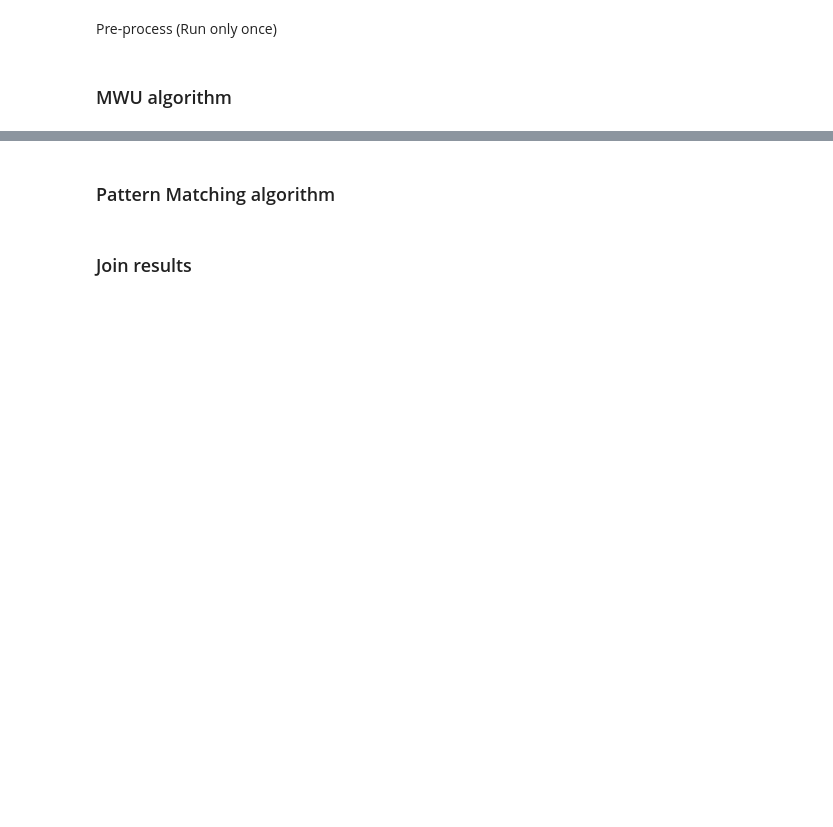
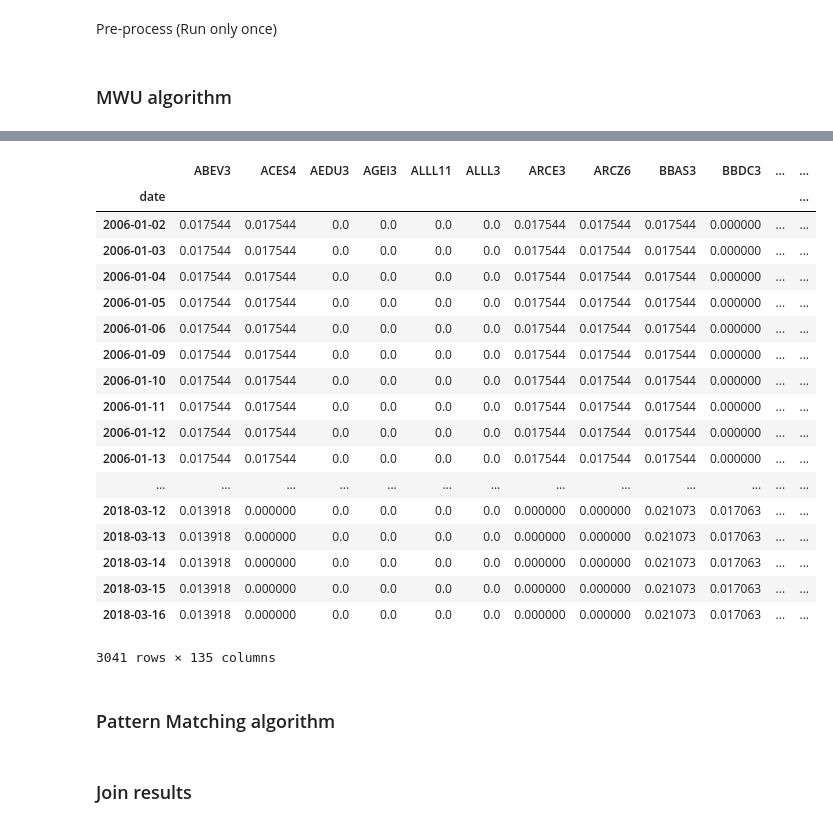
Before and after one commit to pbezz1/olps-algorithms, a Jupyter notebook: Examples.ipynb, the cells around one changed output, grey strips where cells are left out. Saved outputs shown, nothing was run; the diff lists cells and outputs as text; code cells hidden in the pictures; blank space fills up the shorter version.

```diff
--- a/Examples.ipynb
+++ b/Examples.ipynb
@@ -22,12 +22,16 @@ start = time.time()
 params={'rebalance_window':1,
         'rebalance_period':'monthly',
         'cost':40,
-        'eta':10.0,
-        'beta':1.0
+        'eta':2.0,
+        'beta':0.01
         }
 algorithm = Multiplicative_Weights(params)
 algorithm.add_filter('Q://Fatores//filter//IBOV.csv')
-result_mwu = algorithm.run(returns,start_date='2011-01-01',end_date='2018-03-18',show_progress_bar=True)
+result_mwu = algorithm.run(returns,start_date='2006-01-01',end_date='2018-03-18',show_progress_bar=True)
 end = time.time()
 print('MWU Elapsed time: ', (end-start), ' segundos')
+result_mwu.add_benchmark('Q:///LB2//benchmark//IBOV.csv')
+print(result_mwu.summary())
+result_mwu.plot()
+result_mwu.plot_yrly_result()
 # %% [output]
@@ -69,3 +65,27 @@ result_mwu.weights.to_csv("Z:/weights_eta10_1.csv")
+# %%
+sum_columns=result_mwu.weights.sum(axis=0)
+mask_weight=sum_columns>0
+result_mwu.weights.loc[:,mask_weight]
+# %% [output]
+|  | ABEV3 | ACES4 | AEDU3 | AGEI3 | ALLL11 | ALLL3 | ARCE3 | ARCZ6 | BBAS3 | BBDC3 | ... | ... |
+| date |  |  |  |  |  |  |  |  |  |  |  | ... |
+| 2006-01-02 | 0.017544 | 0.017544 | 0.0 | 0.0 | 0.0 | 0.0 | 0.017544 | 0.017544 | 0.017544 | 0.000000 | ... | ... |
+| 2006-01-03 | 0.017544 | 0.017544 | 0.0 | 0.0 | 0.0 | 0.0 | 0.017544 | 0.017544 | 0.017544 | 0.000000 | ... | ... |
+| 2006-01-04 | 0.017544 | 0.017544 | 0.0 | 0.0 | 0.0 | 0.0 | 0.017544 | 0.017544 | 0.017544 | 0.000000 | ... | ... |
+| 2006-01-05 | 0.017544 | 0.017544 | 0.0 | 0.0 | 0.0 | 0.0 | 0.017544 | 0.017544 | 0.017544 | 0.000000 | ... | ... |
+| 2006-01-06 | 0.017544 | 0.017544 | 0.0 | 0.0 | 0.0 | 0.0 | 0.017544 | 0.017544 | 0.017544 | 0.000000 | ... | ... |
+| 2006-01-09 | 0.017544 | 0.017544 | 0.0 | 0.0 | 0.0 | 0.0 | 0.017544 | 0.017544 | 0.017544 | 0.000000 | ... | ... |
+| 2006-01-10 | 0.017544 | 0.017544 | 0.0 | 0.0 | 0.0 | 0.0 | 0.017544 | 0.017544 | 0.017544 | 0.000000 | ... | ... |
+| 2006-01-11 | 0.017544 | 0.017544 | 0.0 | 0.0 | 0.0 | 0.0 | 0.017544 | 0.017544 | 0.017544 | 0.000000 | ... | ... |
+| 2006-01-12 | 0.017544 | 0.017544 | 0.0 | 0.0 | 0.0 | 0.0 | 0.017544 | 0.017544 | 0.017544 | 0.000000 | ... | ... |
+| 2006-01-13 | 0.017544 | 0.017544 | 0.0 | 0.0 | 0.0 | 0.0 | 0.017544 | 0.017544 | 0.017544 | 0.000000 | ... | ... |
+| ... | ... | ... | ... | ... | ... | ... | ... | ... | ... | ... | ... | ... |
+| 2018-03-12 | 0.013918 | 0.000000 | 0.0 | 0.0 | 0.0 | 0.0 | 0.000000 | 0.000000 | 0.021073 | 0.017063 | ... | ... |
+| 2018-03-13 | 0.013918 | 0.000000 | 0.0 | 0.0 | 0.0 | 0.0 | 0.000000 | 0.000000 | 0.021073 | 0.017063 | ... | ... |
+| 2018-03-14 | 0.013918 | 0.000000 | 0.0 | 0.0 | 0.0 | 0.0 | 0.000000 | 0.000000 | 0.021073 | 0.017063 | ... | ... |
+| 2018-03-15 | 0.013918 | 0.000000 | 0.0 | 0.0 | 0.0 | 0.0 | 0.000000 | 0.000000 | 0.021073 | 0.017063 | ... | ... |
+| 2018-03-16 | 0.013918 | 0.000000 | 0.0 | 0.0 | 0.0 | 0.0 | 0.000000 | 0.000000 | 0.021073 | 0.017063 | ... | ... |
+3041 rows × 135 columns
 # %%
 result_mwu.add_benchmark('../data/benchmark/IBOV.csv')
 result_mwu.add_benchmark('../data/benchmark/DynamoCougar.csv')
```
Also changed, not shown: parts of 3 cells of this notebook, 3 other files.
